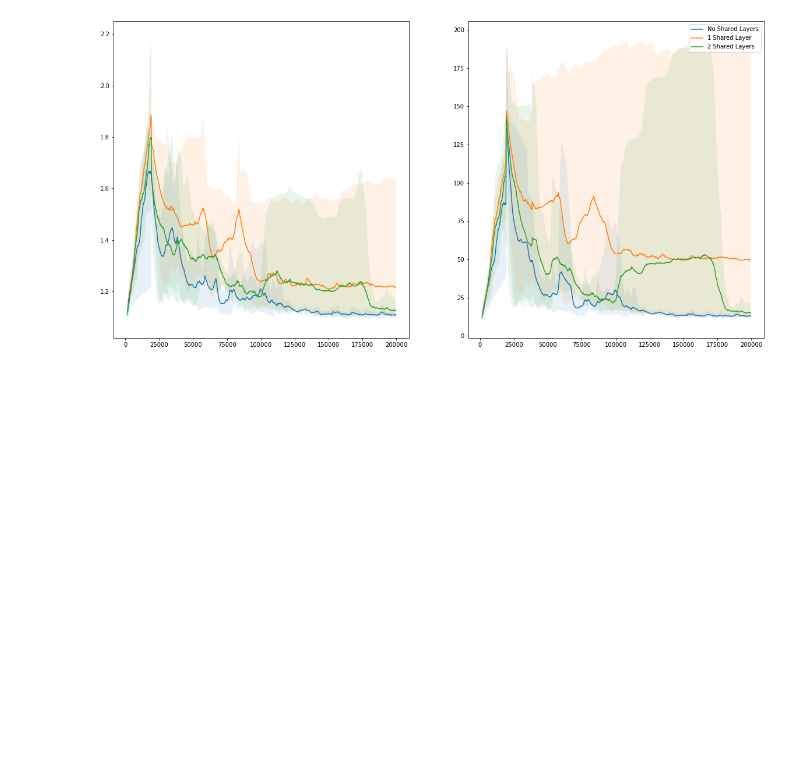
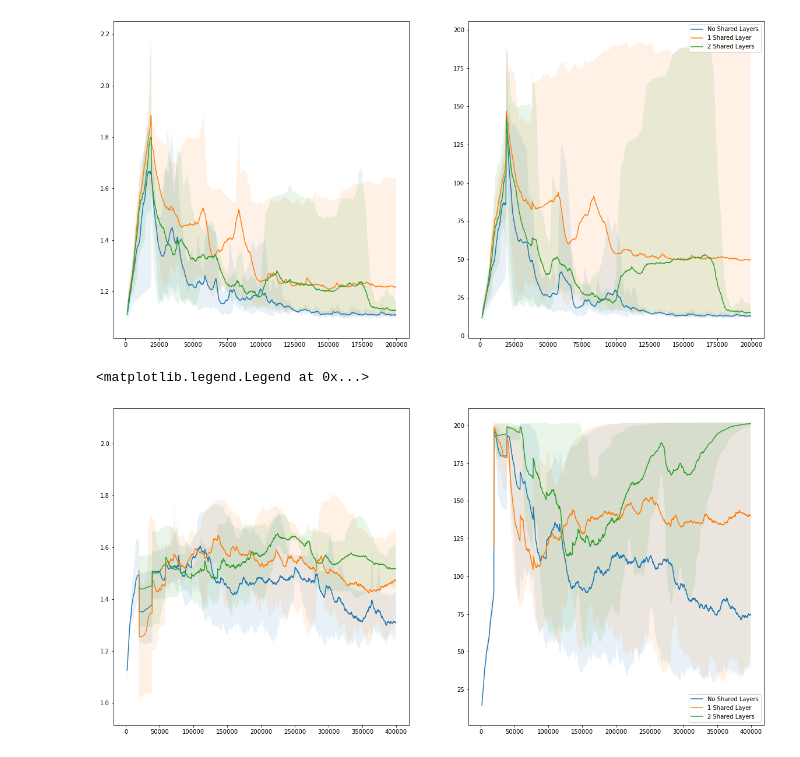
Before and after one commit to liuandrew/training-rl-algo, a Jupyter notebook: write_and_test/read_experiments.ipynb, the cells around one changed output. Cells and saved outputs as stored; diff of their text form; code cells hidden in the pictures; blank space fills up the shorter version.

```diff
--- a/write_and_test/read_experiments.ipynb
+++ b/write_and_test/read_experiments.ipynb
@@ -344,3 +364,16 @@ ax[1].legend()
 # %% [output]
 <matplotlib.legend.Legend at 0x...>
 [figure]
+# %%
+trial_names = ['nav_invisible_shared0', 'nav_invisible_shared1', 'nav_invisible_shared2']
+labels = ['No Shared Layers', '1 Shared Layer', '2 Shared Layers']
+
+fig, ax = plt.subplots(1, 2, figsize=(20, 10))
+for i in range(3):
+    average_runs(trial_names[i], metric='return', ax=ax[0], label=labels[i])
+    average_runs(trial_names[i], metric='length', ax=ax[1], label=labels[i])
+
+ax[1].legend()
+# %% [output]
+<matplotlib.legend.Legend at 0x...>
+[figure, added]
```
Also changed, not shown: parts of 2 cells of this notebook, 4 other files.
